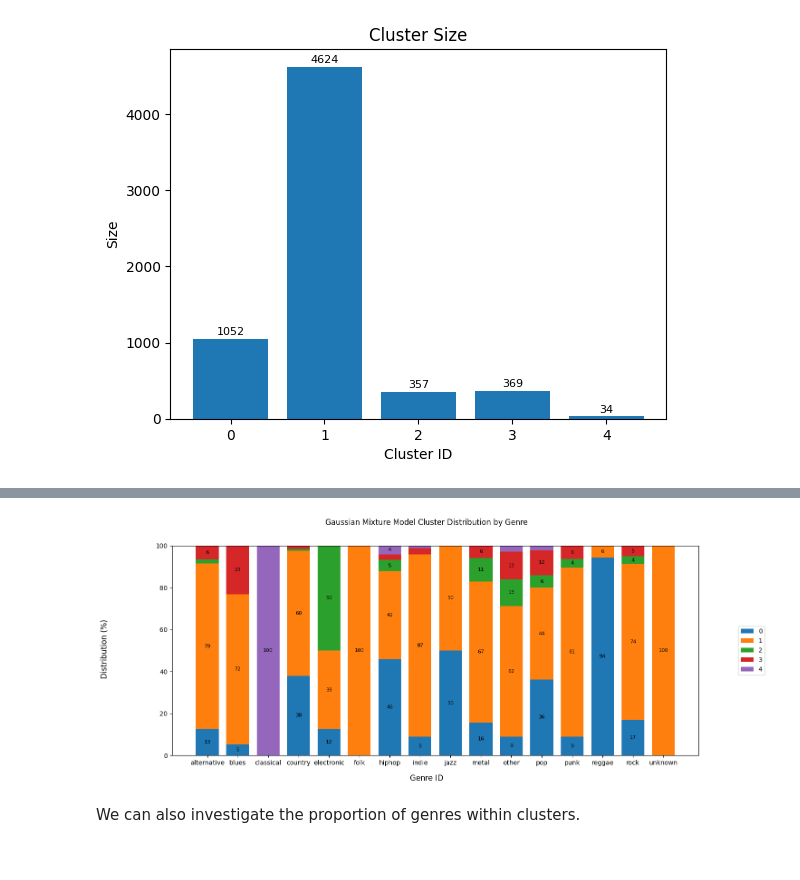
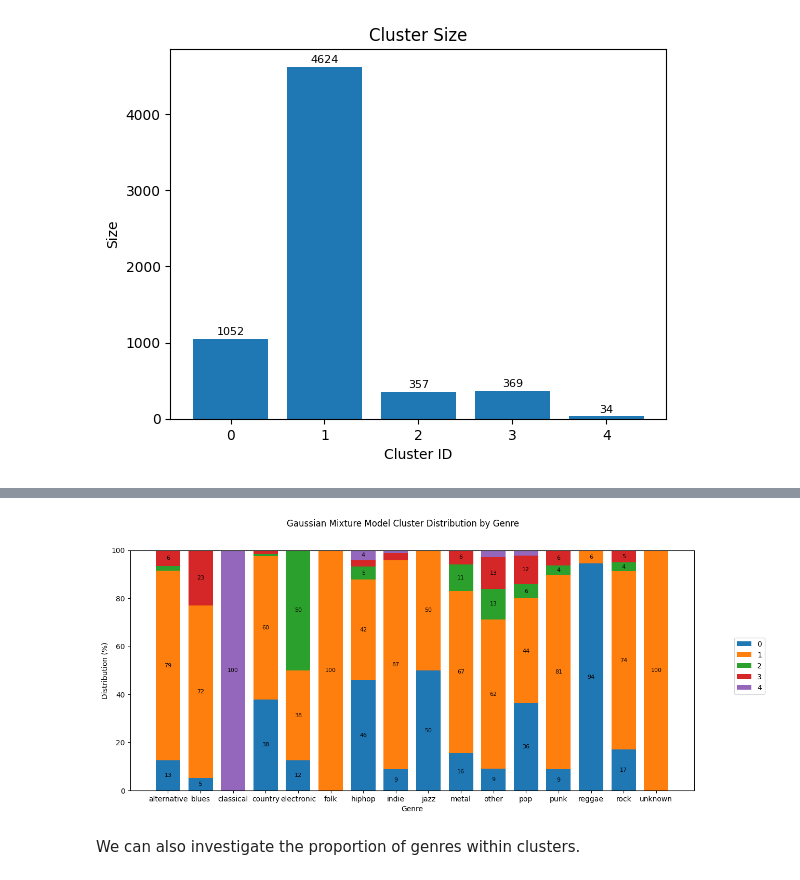
Before and after one commit to MattGroho/tab-hero, a Jupyter notebook: notebooks/unsupervised_pipeline_investigation.ipynb, the cells around one changed output, grey strips where cells are left out. Drawn from its saved outputs; the diff is of its cells as text; code cells hidden in the pictures.

```diff
--- a/notebooks/unsupervised_pipeline_investigation.ipynb
+++ b/notebooks/unsupervised_pipeline_investigation.ipynb
@@ -1713,7 +1713,7 @@ genre_cluster_distribution
 | 3 | 6.290323 | 23.076923 | 0.0 | 1.612903 | 0.0 | 0.0 | 2.702703 | 2.932551 | 0.0 | 5.836850 | ... |
 | 4 | 0.161290 | 0.000000 | 100.0 | 0.000000 | 0.0 | 0.0 | 4.054054 | 1.173021 | 0.0 | 0.000000 | ... |
 # %%
-fig, ax = plt.subplots(figsize=(15,6))
+fig, ax = plt.subplots(figsize=(14,6))
 
 # Initialize a bottom value
 bottom_vals = np.zeros(16)
@@ -1732,36 +1732,37 @@ for cluster in genre_cluster_distribution.index:
         bottom = bottom_vals,
         label=cluster,
         width=.75
     )
 
     # Require top and bottom val to plot in middle of a stacked bar
     top_vals = genre_cluster_distribution.loc[:cluster].sum(axis=0)
 
     for genre, (bottom, top) in enumerate(zip(bottom_vals, top_vals)):
 
         data_label = genre_dist.values[genre]
 
         # When the bars are too small, don't clutter chart with label
         if data_label < 3:
             continue
 
         data_label = round(data_label)
 
         plt.text(
             genre,
             (bottom + top) / 2,
             data_label,
             fontsize=8,
             ha='center',
             va='center'
         )
 
+ax.set_ylabel("Distribution (%)")
+ax.set_xlabel("Genre")
+
 fig.suptitle("Gaussian Mixture Model Cluster Distribution by Genre")
-fig.supylabel("Distribution (%)")
-fig.supxlabel("Genre ID")
 fig.legend(loc='outside center right');
 # %% [output]
-[figure, old version]
+[figure, new version]
 # %% [markdown]
 We can also investigate the proportion of genres within clusters.
 # %%
```
Also changed, not shown: parts of 5 cells of this notebook.
